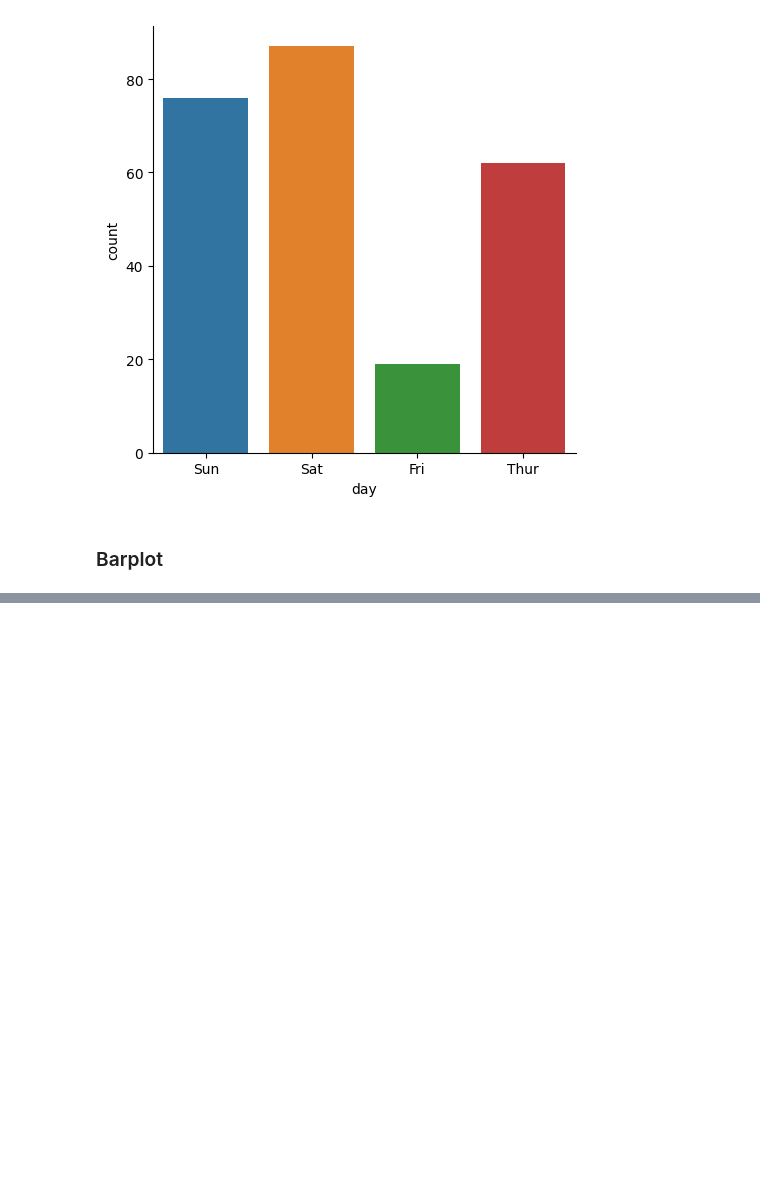
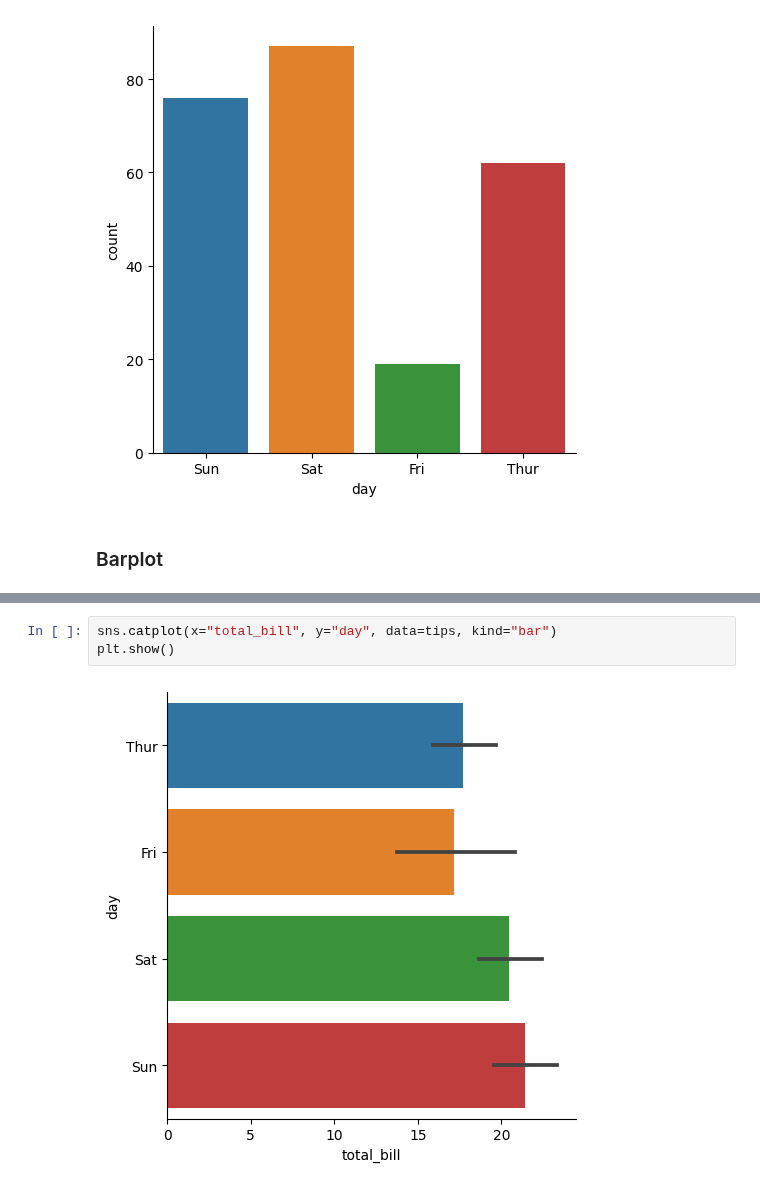
Before and after one commit to SyedaAnoosha/Data-Science-with-Python, a Jupyter notebook: Data Visualization Python/Seaborn/Plots_types.ipynb, the cells around one changed output, grey strips where cells are left out. Drawn from its saved outputs; the diff is of its cells as text; blank space fills up the shorter version.

```diff
--- a/Data Visualization Python/Seaborn/Plots_types.ipynb
+++ b/Data Visualization Python/Seaborn/Plots_types.ipynb
@@ -154,0 +160,5 @@ plt.show()
+# %%
+sns.catplot(x="total_bill", y="day", data=tips, kind="bar")
+plt.show()
+# %% [output]
+[figure, added]
```
Also changed, not shown: parts of 1 cell of this notebook.
